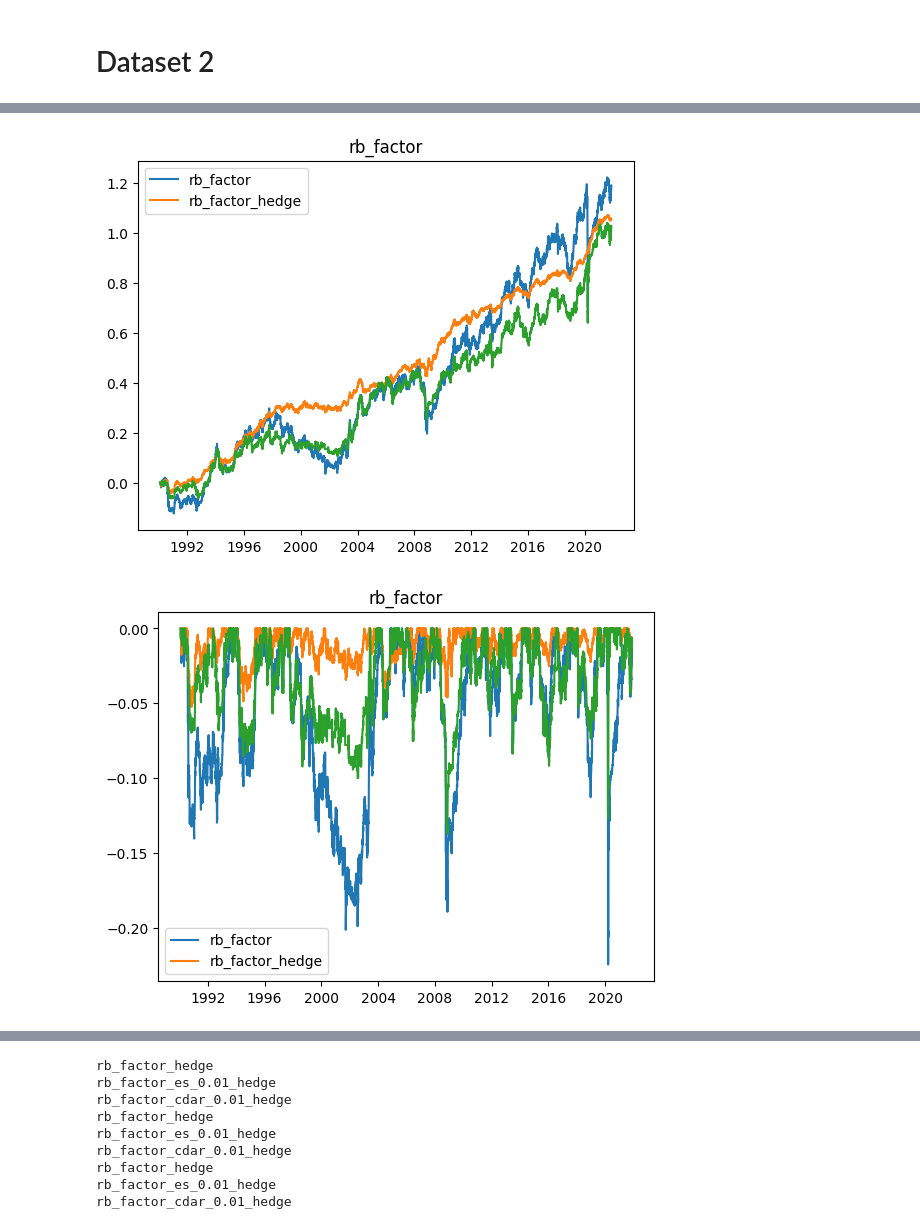
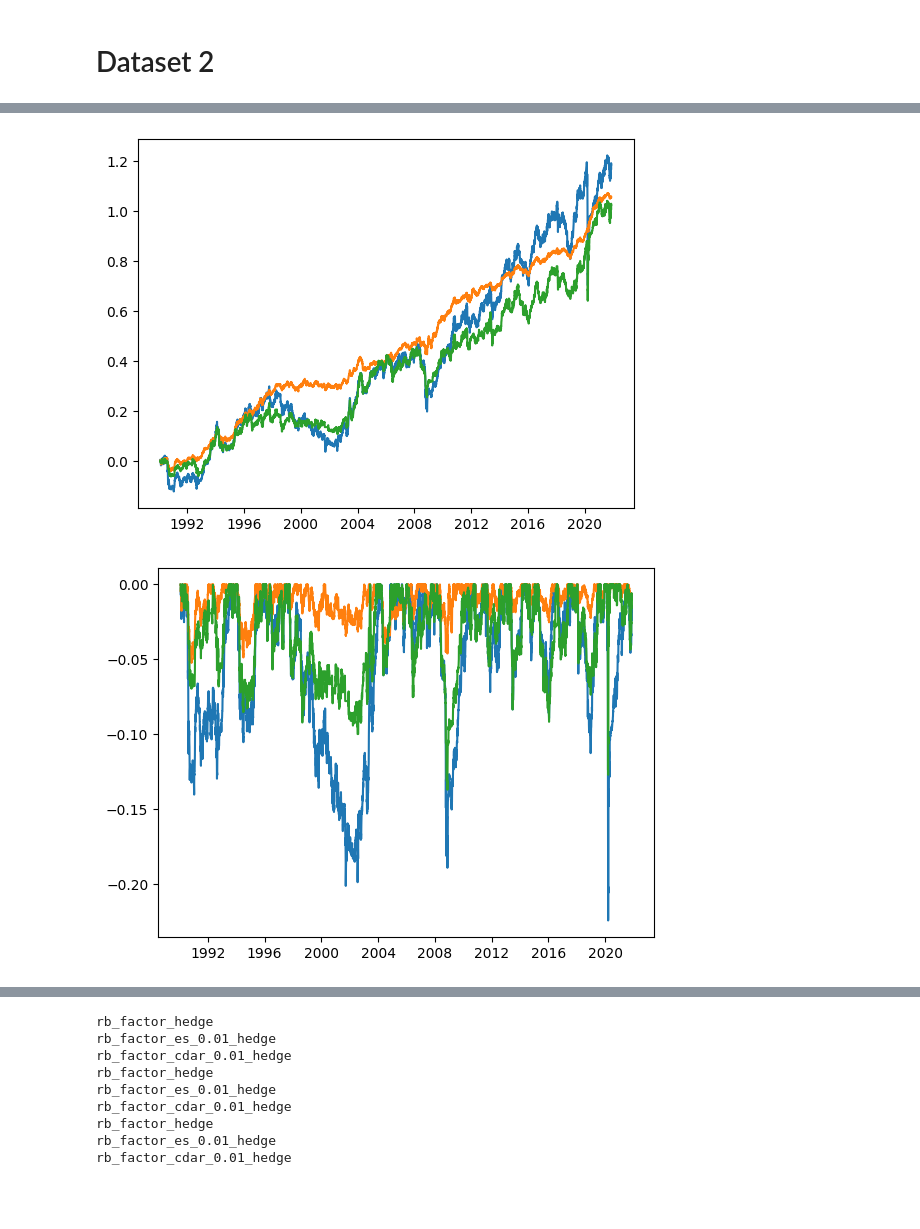
Before and after one commit to QuantLet/EmbeddingPortfolio, a Jupyter notebook: TailRiskAERB/Backtest tail-risk AE.ipynb, the cells around one changed output, grey strips where cells are left out. Drawn from its saved outputs; the diff is of its cells as text; code cells hidden in the pictures; blank space fills up the shorter version.

```diff
--- a/TailRiskAERB/Backtest tail-risk AE.ipynb
+++ b/TailRiskAERB/Backtest tail-risk AE.ipynb
@@ -34,9 +34,9 @@ def load_all_backtest_result(ae_dir, dataset, hedge=0):
 # %% [markdown]
 # Save directory
 # %%
-SAVE=False
+SAVE=True
 save=SAVE
-savedir = "paper_result_update/ae"
+savedir = "../paper_result_update/ae"
 if save:
     if not os.path.isdir(savedir):
         os.makedirs(savedir)
@@ -245,10 +245,10 @@ benchmarks = [
     "rb_factor",# "rb_factor_es_0.01", "rb_factor_cdar_0.01"
 ]
 
-cvs = sorted([int(cv) for cv in os.listdir("activationProba/data/dataset1") if cv.isdigit()])
+cvs = sorted([int(cv) for cv in os.listdir(f"{WORKING_DIR}/activationProba/data/dataset1") if cv.isdigit()])
 tail_event1 = pd.concat(
     [
-        pd.read_csv(f"activationProba/data/dataset1/{cv}/test_linear_activation.csv", index_col=0, parse_dates=True)
+        pd.read_csv(f"{WORKING_DIR}/activationProba/data/dataset1/{cv}/test_linear_activation.csv", index_col=0, parse_dates=True)
         for cv in cvs
     ]
 )
@@ -426,13 +426,13 @@ plt.show()
 # %%
-save=False
+save=True
 benchmarks = [
     "rb_factor",# "rb_factor_es_0.01", "rb_factor_cdar_0.01"
 ]
 
-cvs = sorted([int(cv) for cv in os.listdir("activationProba/data/dataset2") if cv.isdigit()])
+cvs = sorted([int(cv) for cv in os.listdir(f"{WORKING_DIR}/activationProba/data/dataset2") if cv.isdigit()])
 tail_event2 = pd.concat(
     [
-        pd.read_csv(f"activationProba/data/dataset2/{cv}/test_linear_activation.csv", index_col=0, parse_dates=True)
+        pd.read_csv(f"{WORKING_DIR}/activationProba/data/dataset2/{cv}/test_linear_activation.csv", index_col=0, parse_dates=True)
         for cv in cvs
     ]
 )
@@ -453,32 +453,32 @@ for bench in benchmarks:
         plt.title(bench)
         plt.legend([bench, strat])
     plt.show()
 
     plt.plot(total_return2[bench] / total_return2[bench].cummax() - 1.0)
     plt.plot(total_return2[strat] / total_return2[strat].cummax() - 1.0)
     plt.plot(total_return2["rb_factor_varspread_0.01"] / total_return2["rb_factor_varspread_0.01"].cummax() - 1.0)
     if save:
         plt.savefig(f"{savedir}/{bench}_drawdown_dataset2.png",
                     transparent=True, bbox_inches="tight")
     else:
         plt.title(bench)
         plt.legend([bench, strat])
     plt.show()
 
     excess_ret = total_return2[strat] - total_return2[bench]
     for event in tail_event2.index:
         plt.vlines(event, min(excess_ret), max(excess_ret),
                    color="black", alpha=1, linewidth=0.2)
     plt.plot(excess_ret, color="tab:red")
     excess_ret = total_return2["rb_factor_varspread_0.01"] - total_return2[bench]
     plt.plot(excess_ret, color="tab:green")
     if save:
         plt.savefig(f"{savedir}/{bench}_excess_returns_dataset2.png",
                     transparent=True, bbox_inches="tight")
     else:
         plt.title(bench)
         plt.legend([bench, strat])
     plt.show()
 # %% [output]
-[figure, old version]
+[figure, new version]
-[figure, old version]
+[figure, new version]
```
Also changed, not shown: parts of 8 cells of this notebook, 1 other file.
